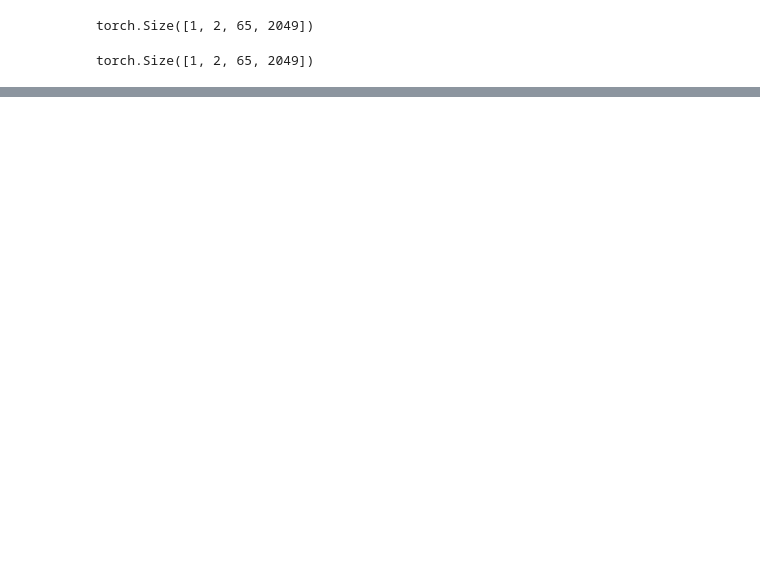
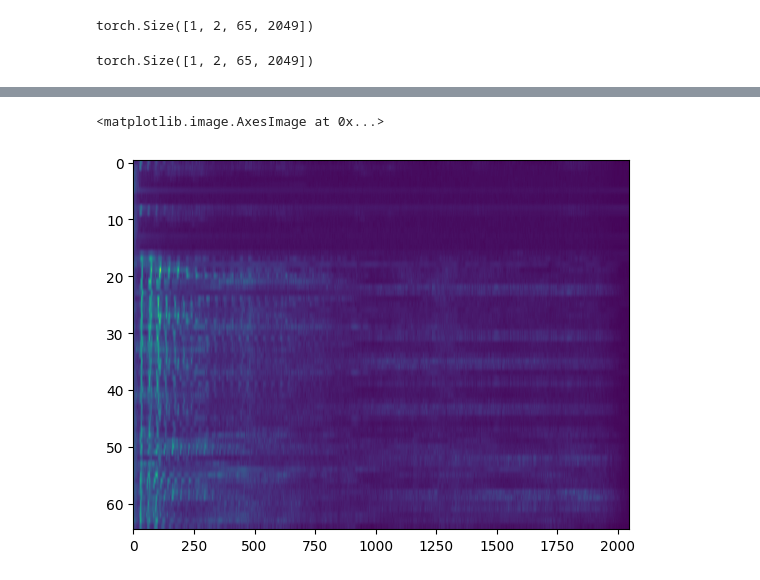
Before and after one commit to kieran-grant/Level5ProjectAudioVAE, a Jupyter notebook: src/notebooks/style_transfer_vae_reconstructions_no_phase.ipynb, the cells around one changed output, grey strips where cells are left out. Cells and saved outputs as stored; diff of their text form; code cells hidden in the pictures; blank space fills up the shorter version.

```diff
--- a/src/notebooks/style_transfer_vae_reconstructions_no_phase.ipynb
+++ b/src/notebooks/style_transfer_vae_reconstructions_no_phase.ipynb
@@ -139,0 +155,5 @@ plt.savefig(f"./figures/{CHECKPOINT_ID}_{DAFX_NAME.split()[-1].lower()}_joint_re
+# %%
+plt.imshow(X[0,1,:,:].detach().squeeze(), aspect='auto')
+# %% [output]
+<matplotlib.image.AxesImage at 0x...>
+[figure, added]
```
Also changed, not shown: parts of 4 cells of this notebook, 10 other files.
